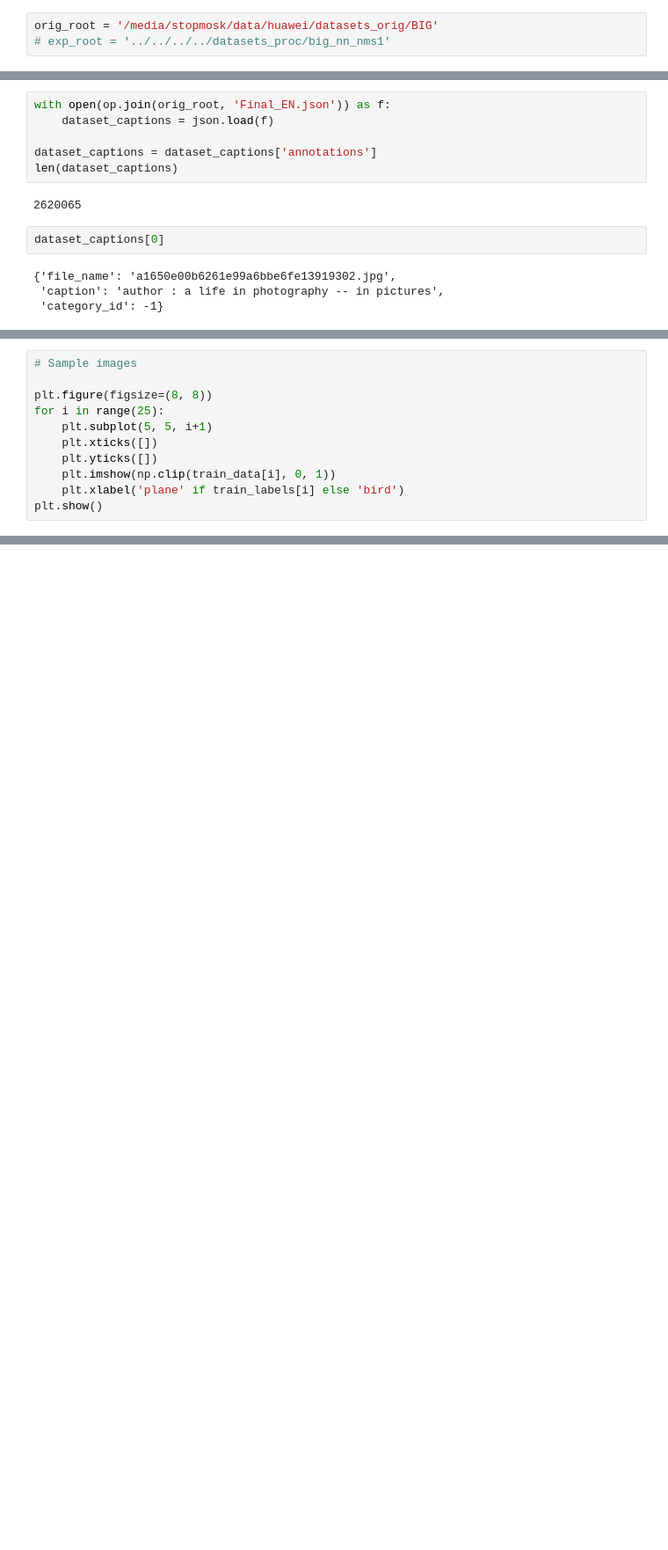
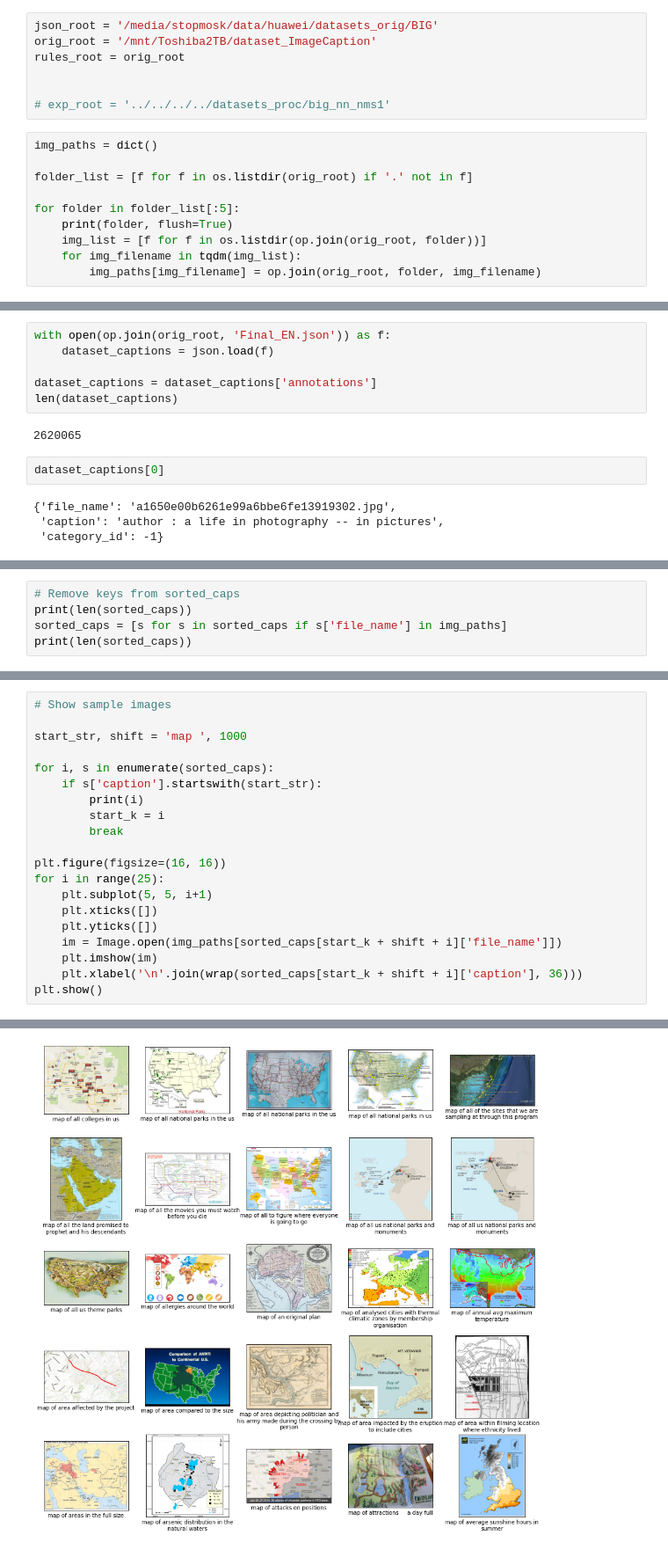
Before and after one commit to stopmosk/gikit-image-caption, a Jupyter notebook: sgg_bench/tools/mini_tsv/explore_and_filter_BIG.ipynb, the cells around one changed output, grey strips where cells are left out. Shown at 88% size. Cells and saved outputs as stored; diff of their text form; blank space fills up the shorter version.

```diff
--- a/sgg_bench/tools/mini_tsv/explore_and_filter_BIG.ipynb
+++ b/sgg_bench/tools/mini_tsv/explore_and_filter_BIG.ipynb
@@ -17,5 +18,19 @@ from PIL import Image, ImageDraw
 
 from maskrcnn_benchmark.structures.tsv_file import TSVFile
 # %%
-orig_root = '/media/stopmosk/data/huawei/datasets_orig/BIG'
+json_root = '/media/stopmosk/data/huawei/datasets_orig/BIG'
+orig_root = '/mnt/Toshiba2TB/dataset_ImageCaption'
+rules_root = orig_root
+
+
 # exp_root = '../../../../datasets_proc/big_nn_nms1'
+# %%
+img_paths = dict()
+
+folder_list = [f for f in os.listdir(orig_root) if '.' not in f]
+
+for folder in folder_list[:5]:
+    print(folder, flush=True)
+    img_list = [f for f in os.listdir(op.join(orig_root, folder))]
+    for img_filename in tqdm(img_list):
+        img_paths[img_filename] = op.join(orig_root, folder, img_filename)
@@ -41,0 +74,5 @@ only_captions[120000]
+# %%
+# Remove keys from sorted_caps
+print(len(sorted_caps))
+sorted_caps = [s for s in sorted_caps if s['file_name'] in img_paths]
+print(len(sorted_caps))
@@ -42,11 +82,21 @@ only_captions[120000]
 # %%
-# Sample images
+# Show sample images
 
-plt.figure(figsize=(8, 8))
+start_str, shift = 'map ', 1000
+
+for i, s in enumerate(sorted_caps):
+    if s['caption'].startswith(start_str):
+        print(i)
+        start_k = i
+        break
+
+plt.figure(figsize=(16, 16))
 for i in range(25):
     plt.subplot(5, 5, i+1)
     plt.xticks([])
     plt.yticks([])
-    plt.imshow(np.clip(train_data[i], 0, 1))
-    plt.xlabel('plane' if train_labels[i] else 'bird')
+    im = Image.open(img_paths[sorted_caps[start_k + shift + i]['file_name']])
+    plt.imshow(im)
+    plt.xlabel('\n'.join(wrap(sorted_caps[start_k + shift + i]['caption'], 36)))
 plt.show()
+# %% [output]
@@ -53,3 +104,4 @@ plt.show()
+[figure, added]
 # %%
 START = 1
 END = 2
```
Also changed, not shown: parts of 23 cells of this notebook, 3 other files.
